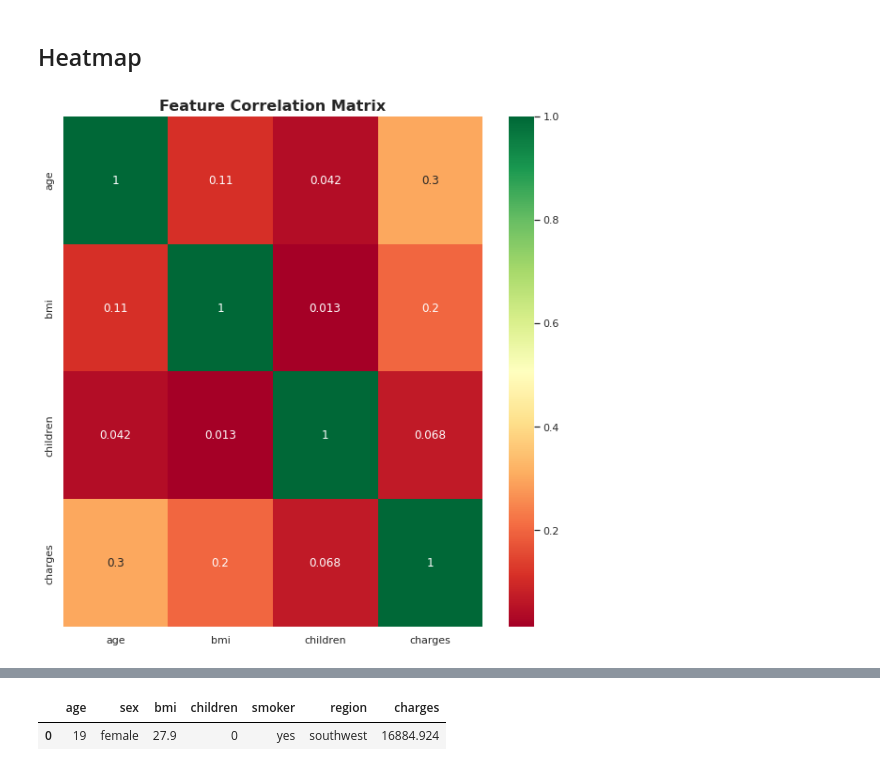
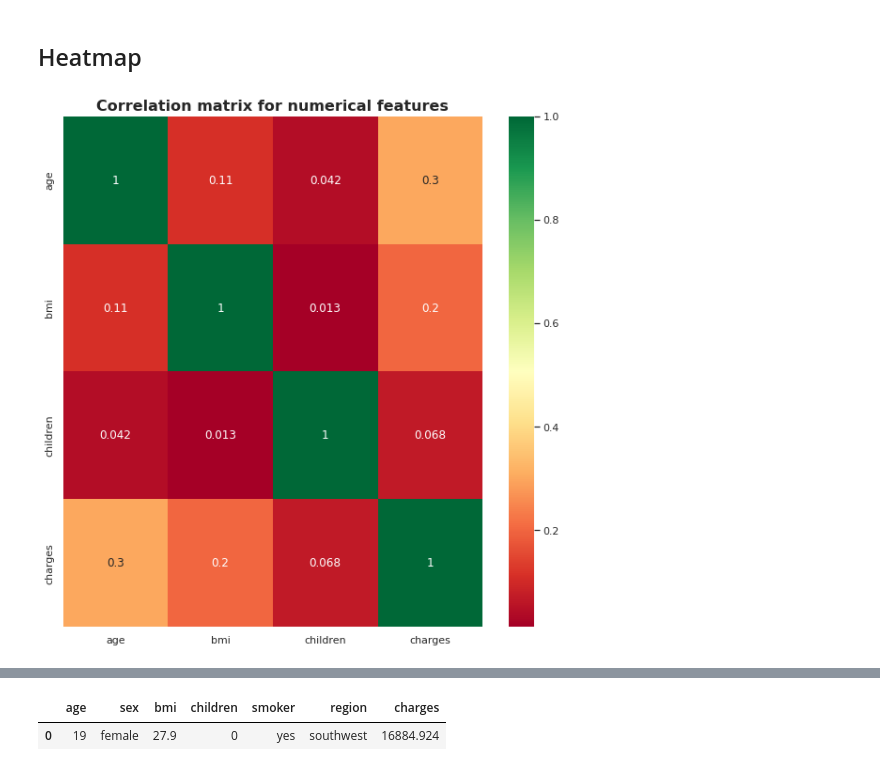
Before and after one commit to graceuche/northeastern-final-project, a Jupyter notebook: visual_analysis.ipynb, the cells around one changed output, grey strips where cells are left out. Saved outputs shown, nothing was run; the diff lists cells and outputs as text; code cells hidden in the pictures.

```diff
--- a/visual_analysis.ipynb
+++ b/visual_analysis.ipynb
@@ -390,8 +421,8 @@ plt.show()
 # %%
 corr_matrix = insurance_premium.corr()
 plt.figure(figsize=[10, 10])
 sns.heatmap(corr_matrix, annot=True, cmap="RdYlGn")
-plt.title("Feature Correlation Matrix", fontweight="bold", fontsize=16)
+plt.title("Correlation matrix for numerical features", fontweight="bold", fontsize=16)
 plt.show()
 # %% [output]
-[figure, old version]
+[figure, new version]
```
Also changed, not shown: parts of 16 cells of this notebook.
